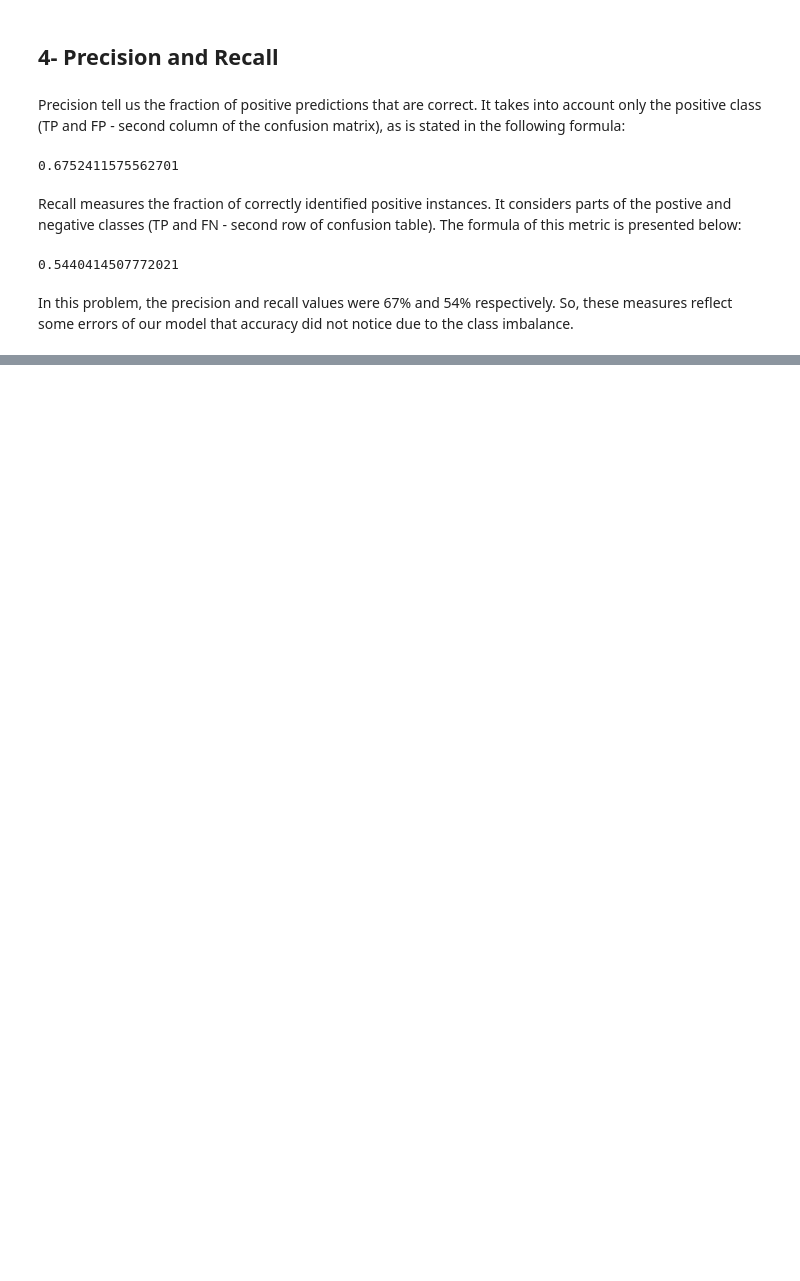
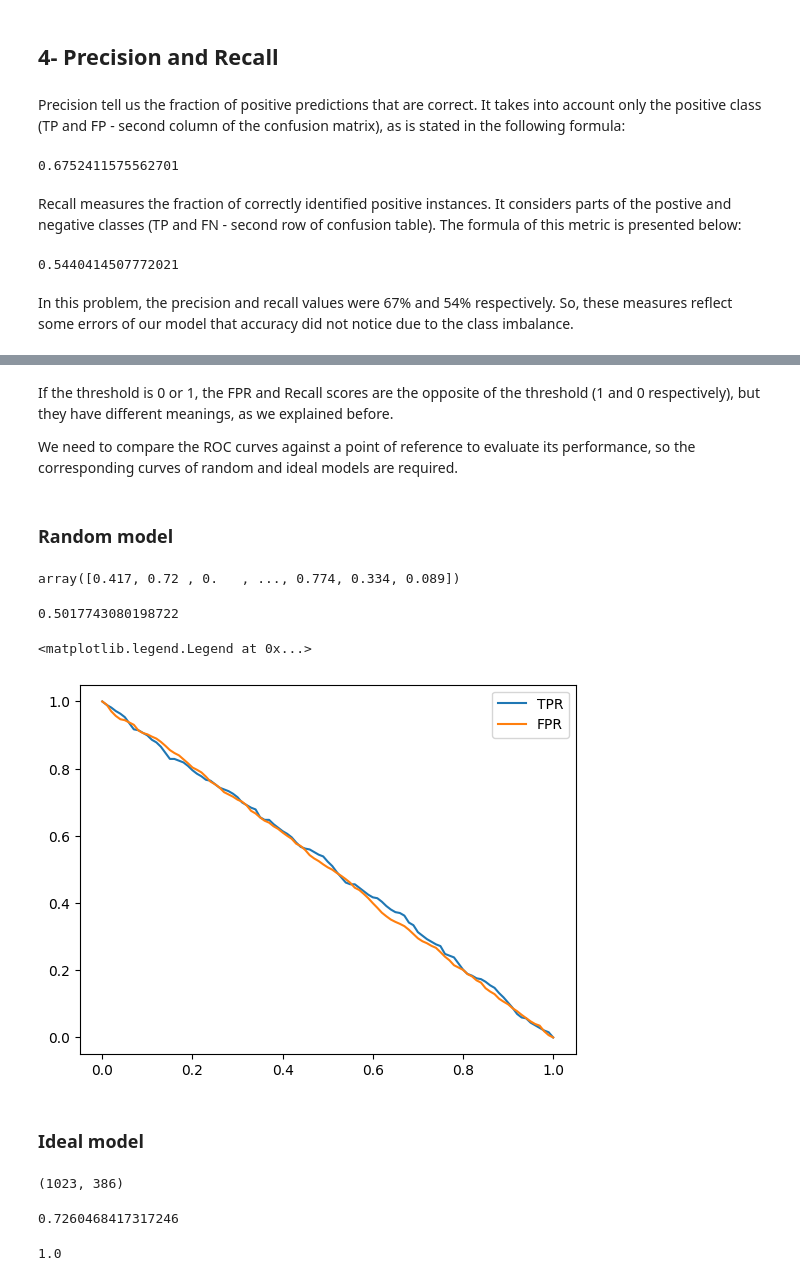
Before and after one commit to arsonor/machine-learning-zoomcamp, a Jupyter notebook: 04-evaluation_metrics/evaluation_for_classification.ipynb, the cells around one changed output, grey strips where cells are left out. Cells and saved outputs as stored; diff of their text form; code cells hidden in the pictures; blank space fills up the shorter version.

```diff
--- a/04-evaluation_metrics/evaluation_for_classification.ipynb
+++ b/04-evaluation_metrics/evaluation_for_classification.ipynb
@@ -241,0 +311,61 @@ In this problem, the precision and recall values were 67% and 54% respectively.
+# %% [markdown]
+If the threshold is 0 or 1, the FPR and Recall scores are the opposite of the threshold (1 and 0 respectively), but they have different meanings, as we explained before.
+
+We need to compare the ROC curves against a point of reference to evaluate its performance, so the corresponding curves of random and ideal models are required.
+# %% [markdown]
+### Random model
+# %%
+np.random.seed(1)
+y_rand = np.random.uniform(0, 1, size=len(y_val))
+y_rand.round(3)
+# %% [output]
+array([0.417, 0.72 , 0.   , ..., 0.774, 0.334, 0.089])
+# %%
+((y_rand >= 0.5) == y_val).mean()
+# %% [output]
+0.5017743080198722
+# %%
+def tpr_fpr_dataframe(y_val, y_pred):
+    scores = []
+
+    thresholds = np.linspace(0, 1, 101)
+
+    for t in thresholds:
+        actual_positive = (y_val == 1)
+        actual_negative = (y_val == 0)
+
+        predict_positive = (y_pred >= t)
+        predict_negative = (y_pred < t)
+
+        tp = (predict_positive & actual_positive).sum()
+        tn = (predict_negative & actual_negative).sum()
+
+        fp = (predict_positive & actual_negative).sum()
+        fn = (predict_negative & actual_positive).sum()
+
+        scores.append((t, tp, fp, fn, tn))
+
+    columns = ['threshold', 'tp', 'fp', 'fn', 'tn']
+    df_scores = pd.DataFrame(scores, columns=columns)
+
+    df_scores['tpr'] = df_scores.tp / (df_scores.tp + df_scores.fn)
+    df_scores['fpr'] = df_scores.fp / (df_scores.fp + df_scores.tn)
+
+    return df_scores
+# %%
+df_rand = tpr_fpr_dataframe(y_val, y_rand)
+# %%
+plt.plot(df_rand.threshold, df_rand['tpr'], label='TPR')
+plt.plot(df_rand.threshold, df_rand['fpr'], label='FPR')
+plt.legend()
+# %% [output]
+<matplotlib.legend.Legend at 0x...>
+[figure, added]
+# %% [markdown]
+### Ideal model
+# %%
+num_neg = (y_val == 0).sum()
+num_pos = (y_val == 1).sum()
+num_neg, num_pos
+# %% [output]
+(1023, 386)
@@ -241,0 +376,8 @@ In this problem, the precision and recall values were 67% and 54% respectively.
+# %%
+1 - y_val.mean()
+# %% [output]
+0.7260468417317246
+# %%
+accuracy_score(y_ideal, y_ideal_pred >= 0.726)
+# %% [output]
+1.0
```
Also changed, not shown: parts of 24 cells of this notebook.
